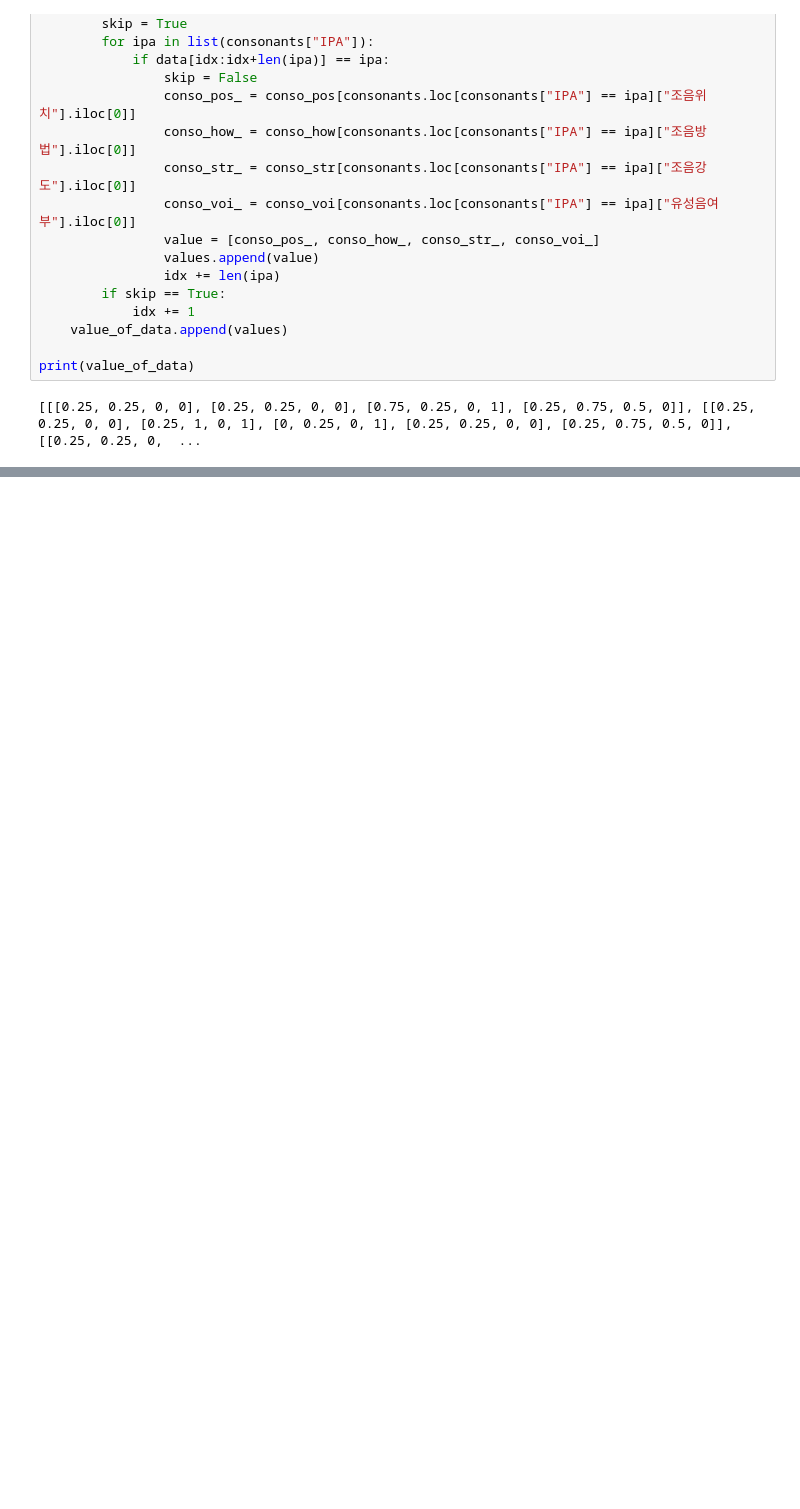
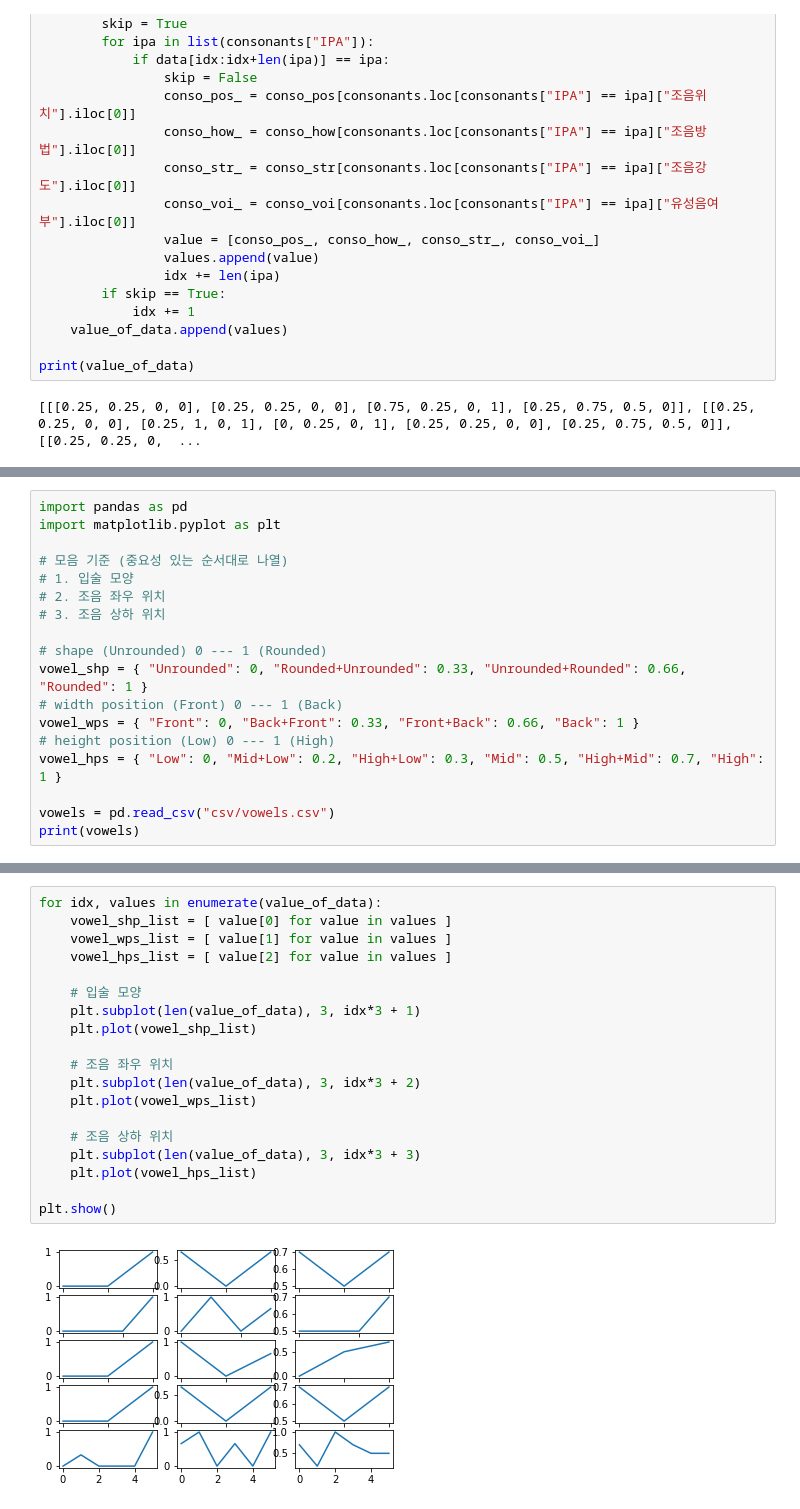
Before and after one commit to DevTae/PronunciationEvaluator, a Jupyter notebook: main.ipynb, the cells around one changed output, grey strips where cells are left out. Saved outputs shown, nothing was run; the diff lists cells and outputs as text; blank space fills up the shorter version.

Commit message:
Update codes to recognize how the vowels pronunciates

```diff
--- a/main.ipynb
+++ b/main.ipynb
@@ -98,0 +99,18 @@ plt.show()
+# %%
+import pandas as pd
+import matplotlib.pyplot as plt
+
+# 모음 기준 (중요성 있는 순서대로 나열)
+# 1. 입술 모양
+# 2. 조음 좌우 위치
+# 3. 조음 상하 위치
+
+# shape (Unrounded) 0 --- 1 (Rounded)
+vowel_shp = { "Unrounded": 0, "Rounded+Unrounded": 0.33, "Unrounded+Rounded": 0.66, "Rounded": 1 }
+# width position (Front) 0 --- 1 (Back)
+vowel_wps = { "Front": 0, "Back+Front": 0.33, "Front+Back": 0.66, "Back": 1 }
+# height position (Low) 0 --- 1 (High)
+vowel_hps = { "Low": 0, "Mid+Low": 0.2, "High+Low": 0.3, "Mid": 0.5, "High+Mid": 0.7, "High": 1 }
+
+vowels = pd.read_csv("csv/vowels.csv")
+print(vowels)
@@ -98,0 +165,21 @@ plt.show()
+# %%
+for idx, values in enumerate(value_of_data):
+    vowel_shp_list = [ value[0] for value in values ]
+    vowel_wps_list = [ value[1] for value in values ]
+    vowel_hps_list = [ value[2] for value in values ]
+
+    # 입술 모양
+    plt.subplot(len(value_of_data), 3, idx*3 + 1)
+    plt.plot(vowel_shp_list)
+
+    # 조음 좌우 위치
+    plt.subplot(len(value_of_data), 3, idx*3 + 2)
+    plt.plot(vowel_wps_list)
+
+    # 조음 상하 위치
+    plt.subplot(len(value_of_data), 3, idx*3 + 3)
+    plt.plot(vowel_hps_list)
+
+plt.show()
+# %% [output]
+[figure, added]
```
Also changed, not shown: parts of 4 cells of this notebook, 2 other files.
